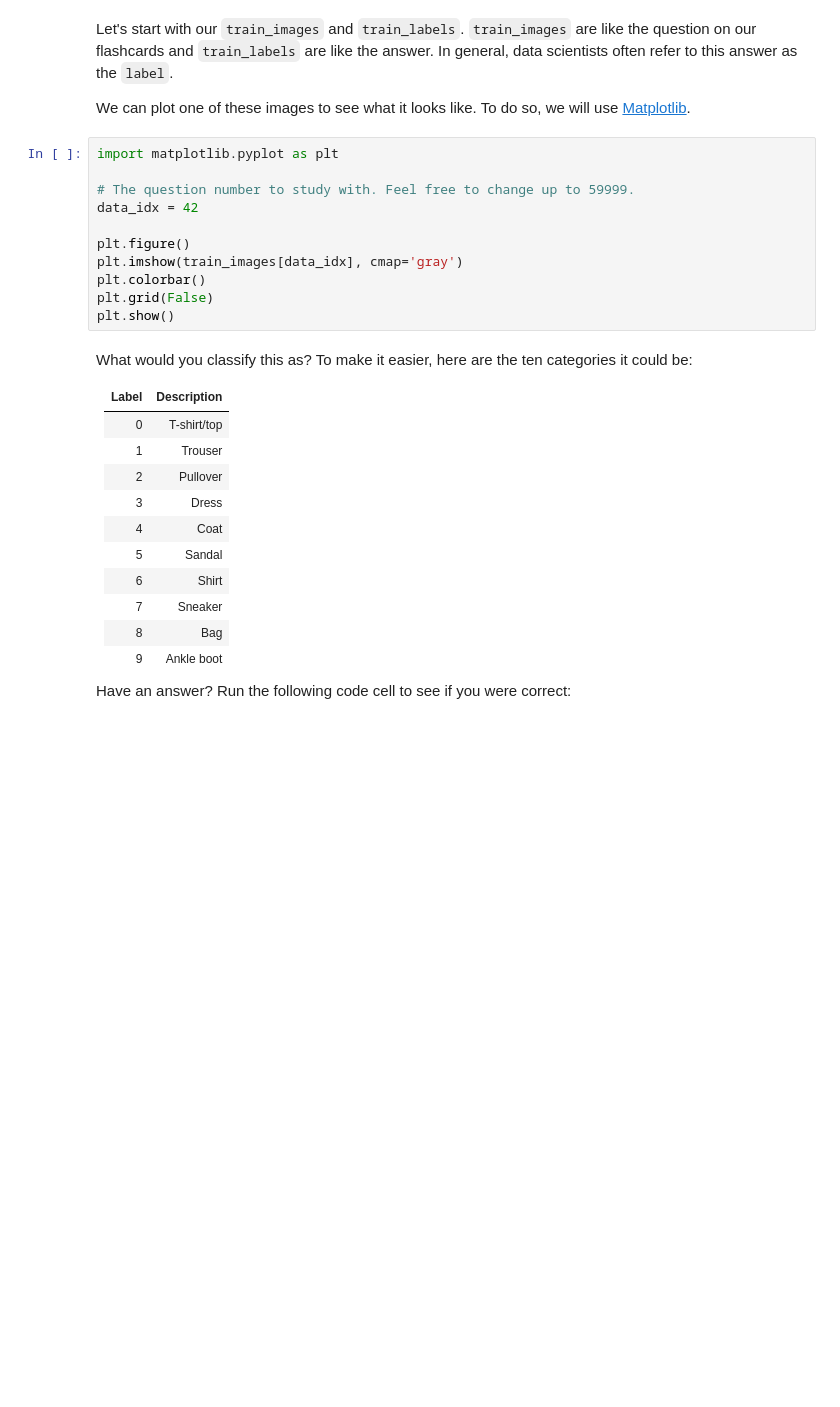
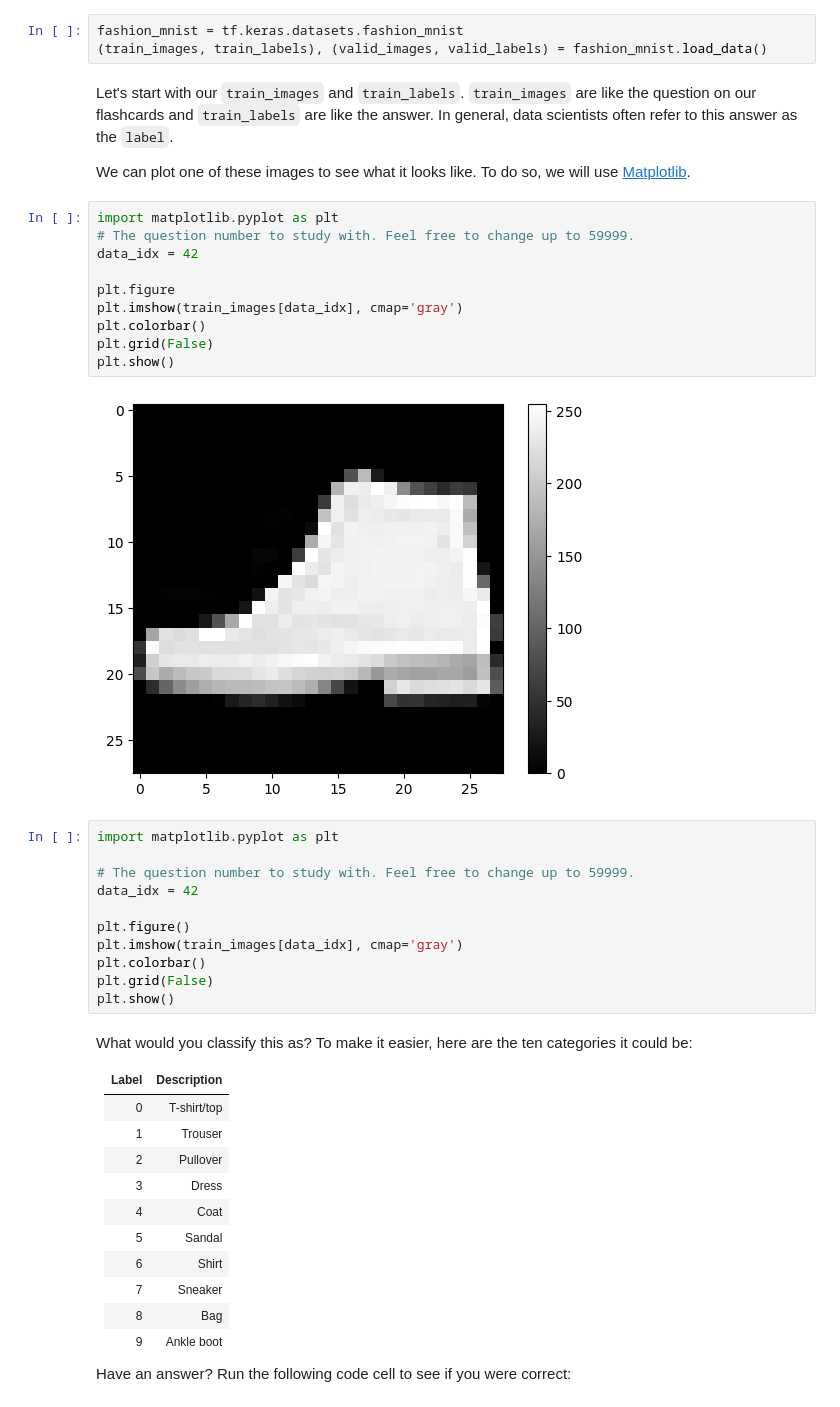
Before and after one commit to kareless1323/ePiframe, a Jupyter notebook: building-a-brain/BuildingABrain.ipynb, the cells around one changed output. Drawn from its saved outputs; the diff is of its cells as text; blank space fills up the shorter version.

```diff
--- a/building-a-brain/BuildingABrain.ipynb
+++ b/building-a-brain/BuildingABrain.ipynb
@@ -37,7 +57,22 @@ fashion_mnist = tf.keras.datasets.fashion_mnist
+# %%
+fashion_mnist = tf.keras.datasets.fashion_mnist
+(train_images, train_labels), (valid_images, valid_labels) = fashion_mnist.load_data()
 # %% [markdown]
 Let's start with our `train_images` and `train_labels`. `train_images` are like the question on our flashcards and `train_labels` are like the answer. In general, data scientists often refer to this answer as the `label`.
 
 We can plot one of these images to see what it looks like. To do so, we will use [Matplotlib](https://matplotlib.org/).
+# %%
+import matplotlib.pyplot as plt
+# The question number to study with. Feel free to change up to 59999.
+data_idx = 42
+
+plt.figure
+plt.imshow(train_images[data_idx], cmap='gray')
+plt.colorbar()
+plt.grid(False)
+plt.show()
+# %% [output]
+[figure, added]
 # %%
 import matplotlib.pyplot as plt
 
```
Also changed, not shown: parts of 21 cells of this notebook.
